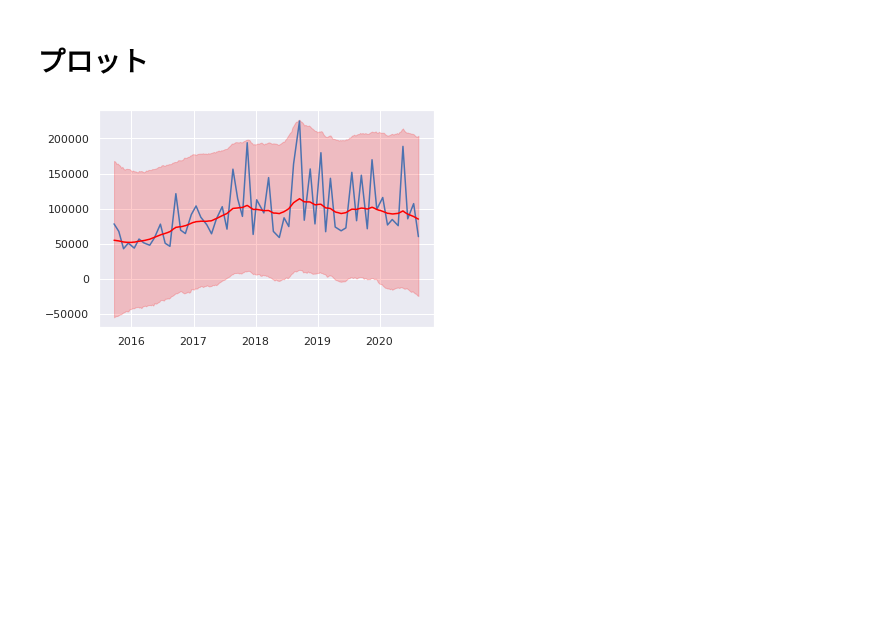
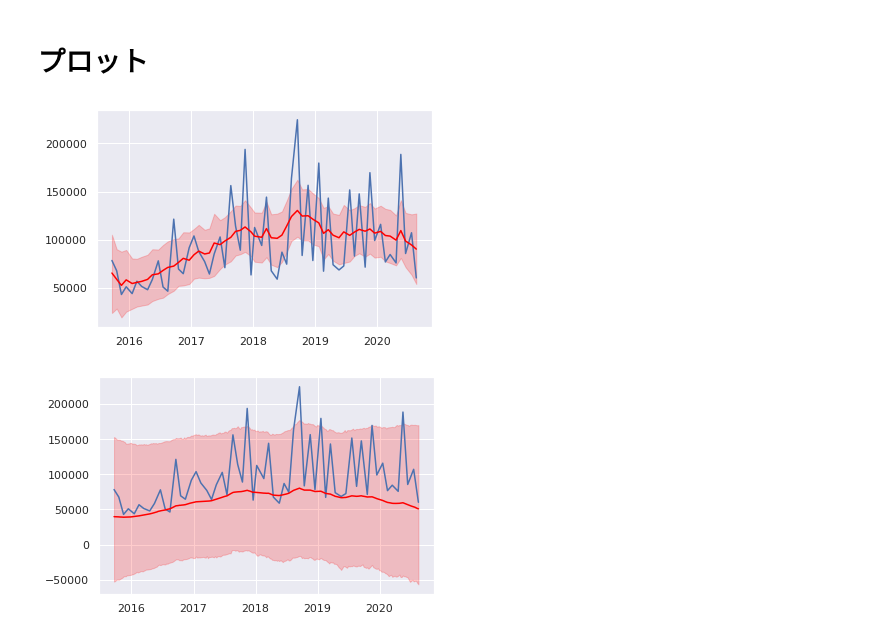
Before and after one commit to Kazuya-Minakuchi/qiita, a Jupyter notebook: dereste_event_border/script/b3_atapon_time-varying-coef.ipynb, the cells around one changed output. Cells and saved outputs as stored; diff of their text form; code cells hidden in the pictures; blank space fills up the shorter version.

```diff
--- a/dereste_event_border/script/b3_atapon_time-varying-coef.ipynb
+++ b/dereste_event_border/script/b3_atapon_time-varying-coef.ipynb
@@ -209,13 +215,23 @@ b_ev_len_95 = np.array(pd.DataFrame(ms['b_ev_len']).apply(lambda x: np.percentil
+# %%
+# alpha
+fig = plt.figure()
+ax = fig.add_subplot(111)
+
+ax.plot(X, df['2001位'], label='observed')
+ax.plot(X, alpha_mean, label='predicted', c='red')
+plt.fill_between(X, alpha_5, alpha_95, color='red', alpha=0.2)
+plt.show()
+# %% [output]
+[figure, added]
 # %%
 # mu
 fig = plt.figure()
 ax = fig.add_subplot(111)
 
 ax.plot(X, df['2001位'], label='observed')
-# ax.plot(X, mu, label='true trend', c='green')
-ax.plot(X_all, mu_mean, label='predicted trend', c='red')
+ax.plot(X_all, mu_mean, label='trend', c='red')
 plt.fill_between(X_all, mu_5, mu_95, color='red', alpha=0.2)
 # plt.legend(loc='upper left', borderaxespad=0, fontsize=15)
 plt.show()
 # %% [output]
-[figure, old version]
+[figure, new version]
```
Also changed, not shown: parts of 14 cells of this notebook, 2 other files.
